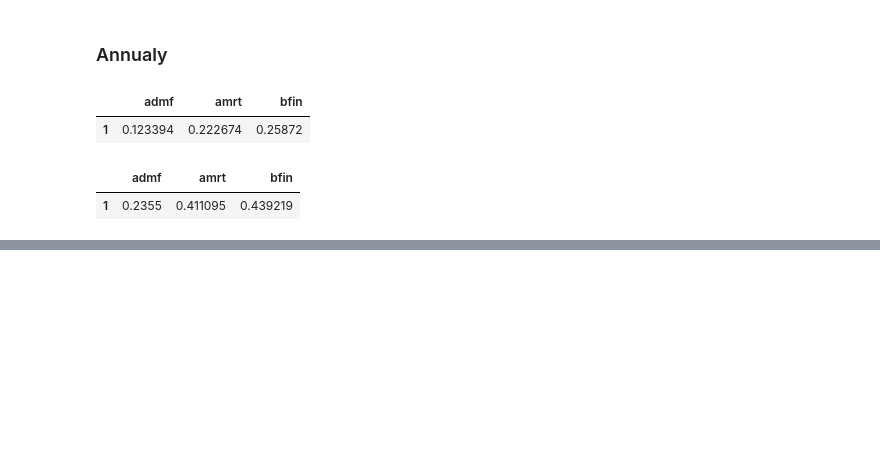
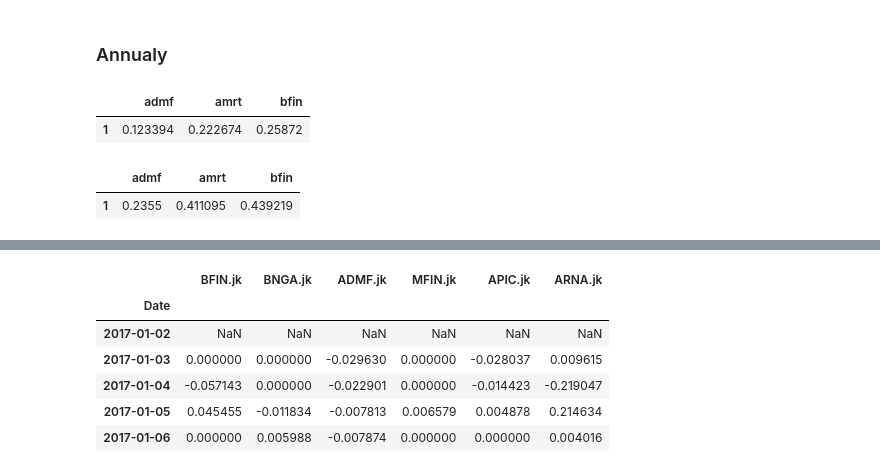
Before and after one commit to teguharia172/morgan, a Jupyter notebook: course/risk_covariance_correlation/calculating_securities_risk.ipynb, the cells around one changed output, grey strips where cells are left out. Cells and saved outputs as stored; diff of their text form; code cells hidden in the pictures; blank space fills up the shorter version.

```diff
--- a/course/risk_covariance_correlation/calculating_securities_risk.ipynb
+++ b/course/risk_covariance_correlation/calculating_securities_risk.ipynb
@@ -135,0 +168,11 @@ annual_deviation
+# %%
+daily_return = financial_institution.pct_change()
+daily_return.head()
+# %% [output]
+|  | BFIN.jk | BNGA.jk | ADMF.jk | MFIN.jk | APIC.jk | ARNA.jk |
+| Date |  |  |  |  |  |  |
+| 2017-01-02 | NaN | NaN | NaN | NaN | NaN | NaN |
+| 2017-01-03 | 0.000000 | 0.000000 | -0.029630 | 0.000000 | -0.028037 | 0.009615 |
+| 2017-01-04 | -0.057143 | 0.000000 | -0.022901 | 0.000000 | -0.014423 | -0.219047 |
+| 2017-01-05 | 0.045455 | -0.011834 | -0.007813 | 0.006579 | 0.004878 | 0.214634 |
+| 2017-01-06 | 0.000000 | 0.005988 | -0.007874 | 0.000000 | 0.000000 | 0.004016 |
```
Also changed, not shown: parts of 13 cells of this notebook.
